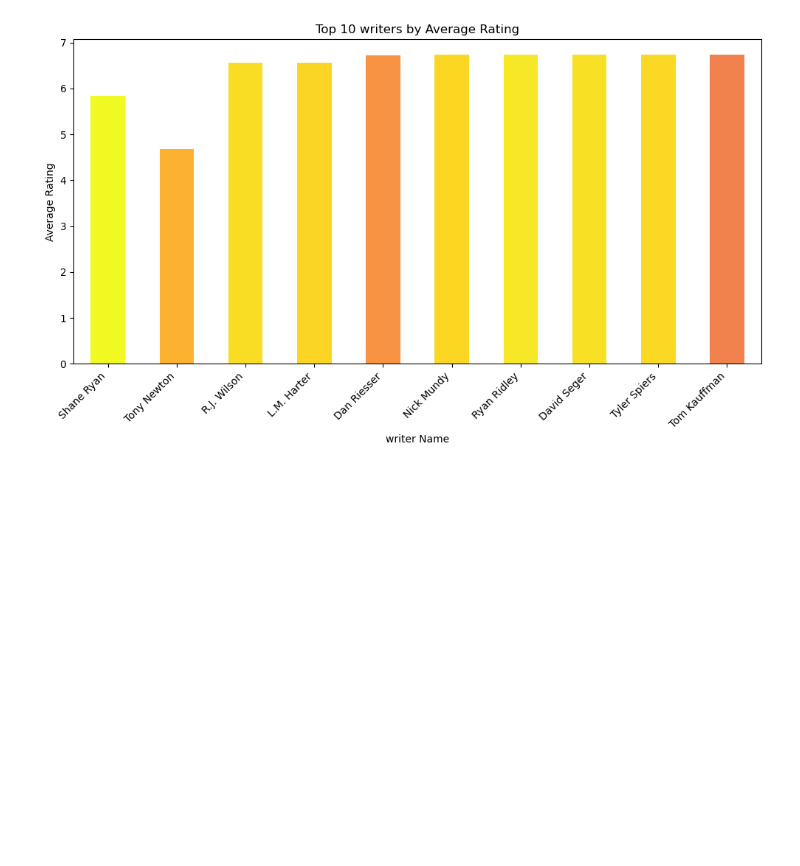
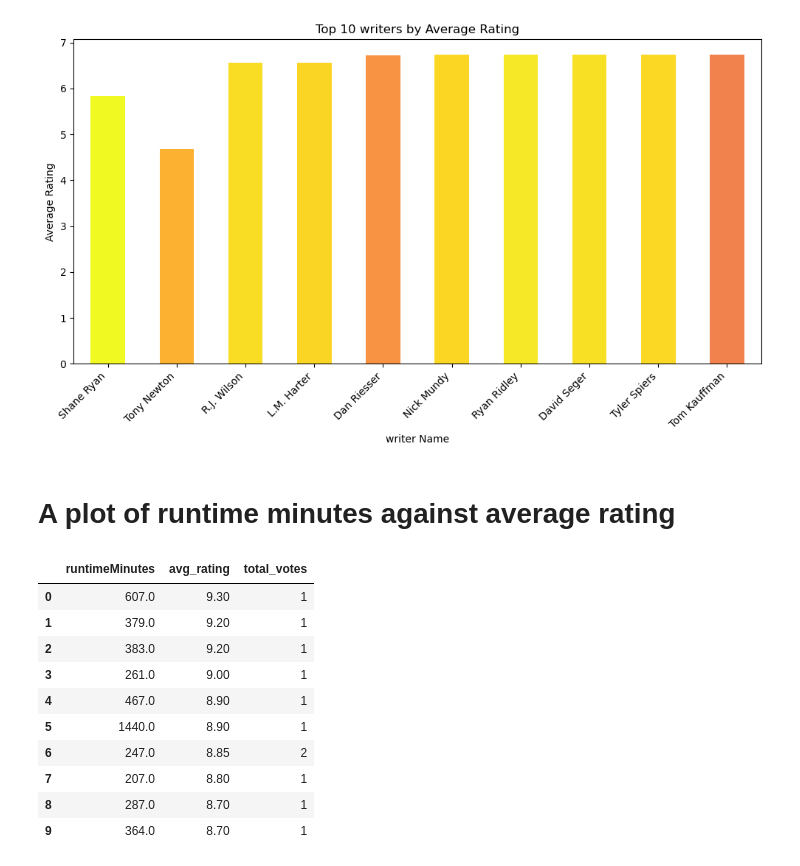
Before and after one commit to Alanmuchiri/Group7---Phase-2, a Jupyter notebook: film_performance(3).ipynb, the cells around one changed output. Drawn from its saved outputs; the diff is of its cells as text; code cells hidden in the pictures; blank space fills up the shorter version.

```diff
--- a/film_performance(3).ipynb
+++ b/film_performance(3).ipynb
@@ -1278,3 +1280,34 @@ plt.tight_layout()
 plt.show()
 # %% [output]
 [figure]
+# %% [markdown]
+# A plot of runtime minutes against average rating
+# %%
+runtime_df = pd.read_sql("""
+SELECT
+    runtime_minutes AS runtimeMinutes,
+    AVG(r.averageRating) AS avg_rating,
+    COUNT(r.numVotes) AS total_votes
+FROM
+    movie_basics mb
+JOIN
+    movie_ratings r ON mb.movie_id = r.movie_id
+GROUP BY
+    runtime_minutes
+ORDER BY
+    avg_rating DESC ,total_votes DESC
+LIMIT 10
+""", conn)
+runtime_df
+# %% [output]
+|  | runtimeMinutes | avg_rating | total_votes |
+| 0 | 607.0 | 9.30 | 1 |
+| 1 | 379.0 | 9.20 | 1 |
+| 2 | 383.0 | 9.20 | 1 |
+| 3 | 261.0 | 9.00 | 1 |
+| 4 | 467.0 | 8.90 | 1 |
+| 5 | 1440.0 | 8.90 | 1 |
+| 6 | 247.0 | 8.85 | 2 |
+| 7 | 207.0 | 8.80 | 1 |
+| 8 | 287.0 | 8.70 | 1 |
+| 9 | 364.0 | 8.70 | 1 |
```
Also changed, not shown: parts of 3 cells of this notebook, 6 other files.
